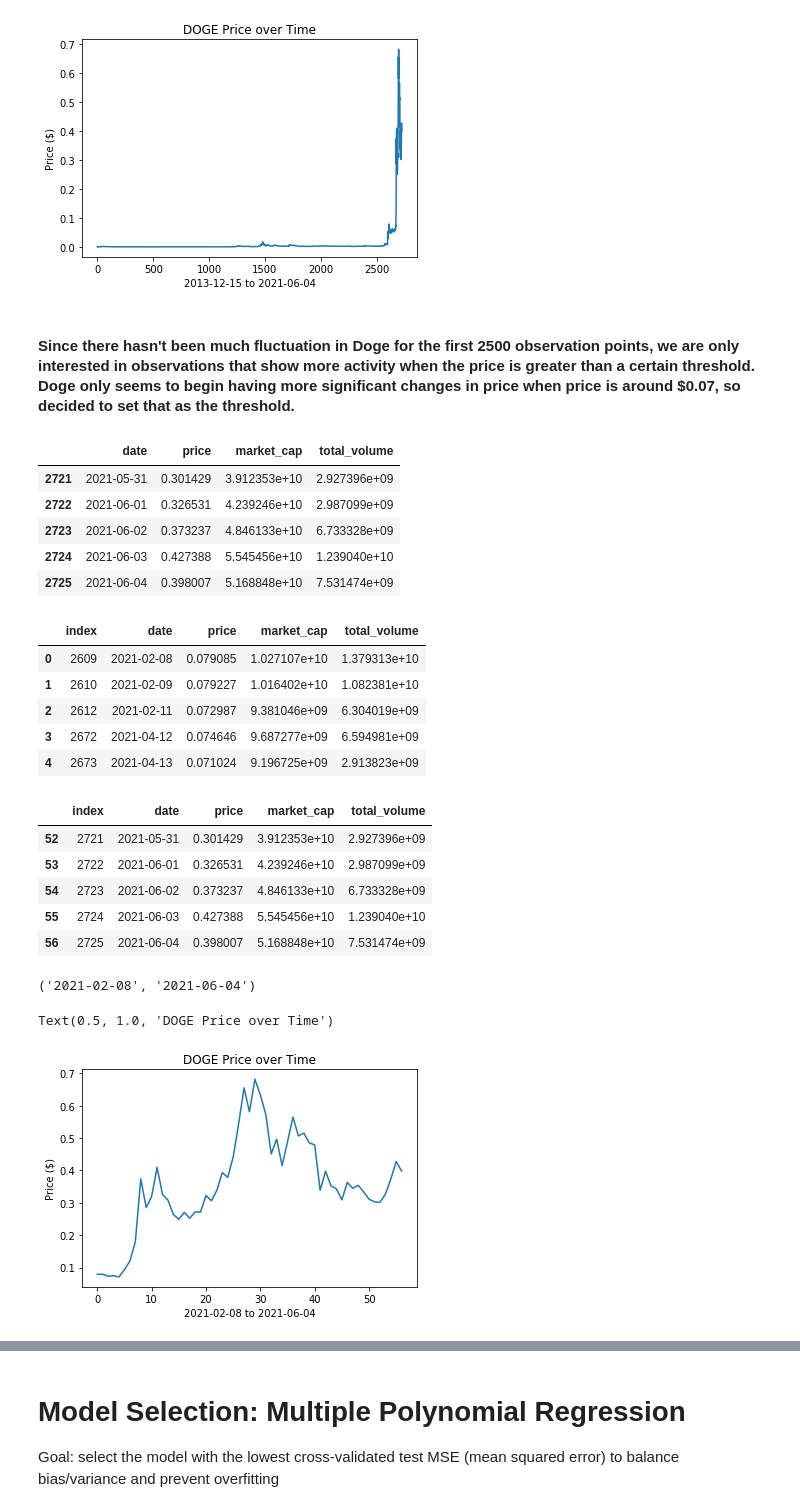
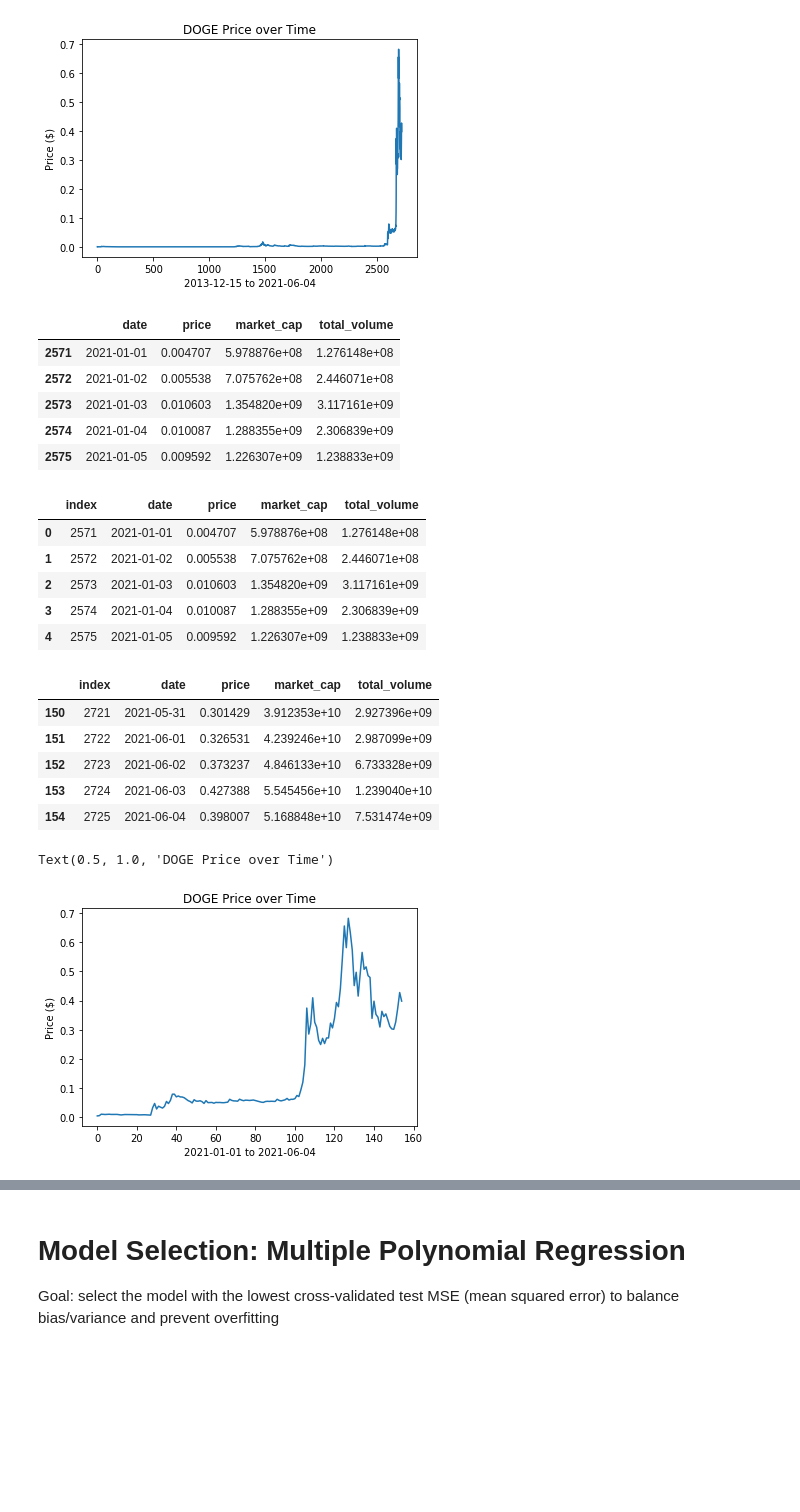
Before and after one commit to vchou105/COGS109FinalProject, a Jupyter notebook: DOGE-Bitcoin.ipynb, the cells around one changed output, grey strips where cells are left out. Saved outputs shown, nothing was run; the diff lists cells and outputs as text; code cells hidden in the pictures; blank space fills up the shorter version.

```diff
--- a/DOGE-Bitcoin.ipynb
+++ b/DOGE-Bitcoin.ipynb
@@ -70,3 +72,7 @@ plt.title('Bitcoin Price over Time')
 # %% [output]
 Text(0.5, 1.0, 'Bitcoin Price over Time')
 [figure]
+# %%
+threshold = '2021'
+BTC = BTC.loc[BTC['date'].loc[:].str.split('-', expand=True)[0] == threshold]
+BTC.head()
@@ -142,56 +172,47 @@ plt.title('DOGE Price over Time')
 # %% [output]
 Text(0.5, 1.0, 'DOGE Price over Time')
 [figure]
-# %% [markdown]
-#### Since there hasn't been much fluctuation in Doge for the first 2500 observation points, we are only interested in observations that show more activity when the price is greater than a certain threshold. Doge only seems to begin having more significant changes in price when price is around $0.07, so decided to set that as the threshold.
-# %%
-threshold = 0.07
-doge = DOGE.loc[DOGE.price >= threshold]
-doge.tail()
-# %% [output]
-|  | date | price | market_cap | total_volume |
-| 2721 | 2021-05-31 | 0.301429 | 3.912353e+10 | 2.927396e+09 |
-| 2722 | 2021-06-01 | 0.326531 | 4.239246e+10 | 2.987099e+09 |
-| 2723 | 2021-06-02 | 0.373237 | 4.846133e+10 | 6.733328e+09 |
-| 2724 | 2021-06-03 | 0.427388 | 5.545456e+10 | 1.239040e+10 |
-| 2725 | 2021-06-04 | 0.398007 | 5.168848e+10 | 7.531474e+09 |
+# %%
+doge = DOGE.loc[DOGE['date'].loc[:].str.split('-', expand=True)[0] == threshold]
+doge.head()
+# %% [output]
+|  | date | price | market_cap | total_volume |
+| 2571 | 2021-01-01 | 0.004707 | 5.978876e+08 | 1.276148e+08 |
+| 2572 | 2021-01-02 | 0.005538 | 7.075762e+08 | 2.446071e+08 |
+| 2573 | 2021-01-03 | 0.010603 | 1.354820e+09 | 3.117161e+09 |
+| 2574 | 2021-01-04 | 0.010087 | 1.288355e+09 | 2.306839e+09 |
+| 2575 | 2021-01-05 | 0.009592 | 1.226307e+09 | 1.238833e+09 |
 # %%
 doge = doge.reset_index()
 doge.head()
 # %% [output]
 |  | index | date | price | market_cap | total_volume |
-| 0 | 2609 | 2021-02-08 | 0.079085 | 1.027107e+10 | 1.379313e+10 |
-| 1 | 2610 | 2021-02-09 | 0.079227 | 1.016402e+10 | 1.082381e+10 |
-| 2 | 2612 | 2021-02-11 | 0.072987 | 9.381046e+09 | 6.304019e+09 |
-| 3 | 2672 | 2021-04-12 | 0.074646 | 9.687277e+09 | 6.594981e+09 |
-| 4 | 2673 | 2021-04-13 | 0.071024 | 9.196725e+09 | 2.913823e+09 |
+| 0 | 2571 | 2021-01-01 | 0.004707 | 5.978876e+08 | 1.276148e+08 |
+| 1 | 2572 | 2021-01-02 | 0.005538 | 7.075762e+08 | 2.446071e+08 |
+| 2 | 2573 | 2021-01-03 | 0.010603 | 1.354820e+09 | 3.117161e+09 |
+| 3 | 2574 | 2021-01-04 | 0.010087 | 1.288355e+09 | 2.306839e+09 |
+| 4 | 2575 | 2021-01-05 | 0.009592 | 1.226307e+09 | 1.238833e+09 |
 # %%
 doge.tail()
 # %% [output]
 |  | index | date | price | market_cap | total_volume |
-| 52 | 2721 | 2021-05-31 | 0.301429 | 3.912353e+10 | 2.927396e+09 |
-| 53 | 2722 | 2021-06-01 | 0.326531 | 4.239246e+10 | 2.987099e+09 |
-| 54 | 2723 | 2021-06-02 | 0.373237 | 4.846133e+10 | 6.733328e+09 |
-| 55 | 2724 | 2021-06-03 | 0.427388 | 5.545456e+10 | 1.239040e+10 |
-| 56 | 2725 | 2021-06-04 | 0.398007 | 5.168848e+10 | 7.531474e+09 |
+| 150 | 2721 | 2021-05-31 | 0.301429 | 3.912353e+10 | 2.927396e+09 |
+| 151 | 2722 | 2021-06-01 | 0.326531 | 4.239246e+10 | 2.987099e+09 |
+| 152 | 2723 | 2021-06-02 | 0.373237 | 4.846133e+10 | 6.733328e+09 |
+| 153 | 2724 | 2021-06-03 | 0.427388 | 5.545456e+10 | 1.239040e+10 |
+| 154 | 2725 | 2021-06-04 | 0.398007 | 5.168848e+10 | 7.531474e+09 |
-# %%
-start = doge.date.iloc[0]
-end = doge.date.iloc[-1]
-start, end
-# %% [output]
-('2021-02-08', '2021-06-04')
 # %%
 doge_x2 = doge.index
 d_price = doge.price
 
-x2_label = start + ' to ' + end
+x2_label = doge.date.iloc[0] + ' to ' + doge.date.iloc[-1]
 plt.plot(doge_x2, d_price)
 plt.xlabel(x2_label)
 plt.ylabel('Price ($)')
 plt.title('DOGE Price over Time')
 # %% [output]
 Text(0.5, 1.0, 'DOGE Price over Time')
-[figure, old version]
+[figure, new version]
 # %%
 d_cap = doge.market_cap
 
```
Also changed, not shown: parts of 34 cells of this notebook.
